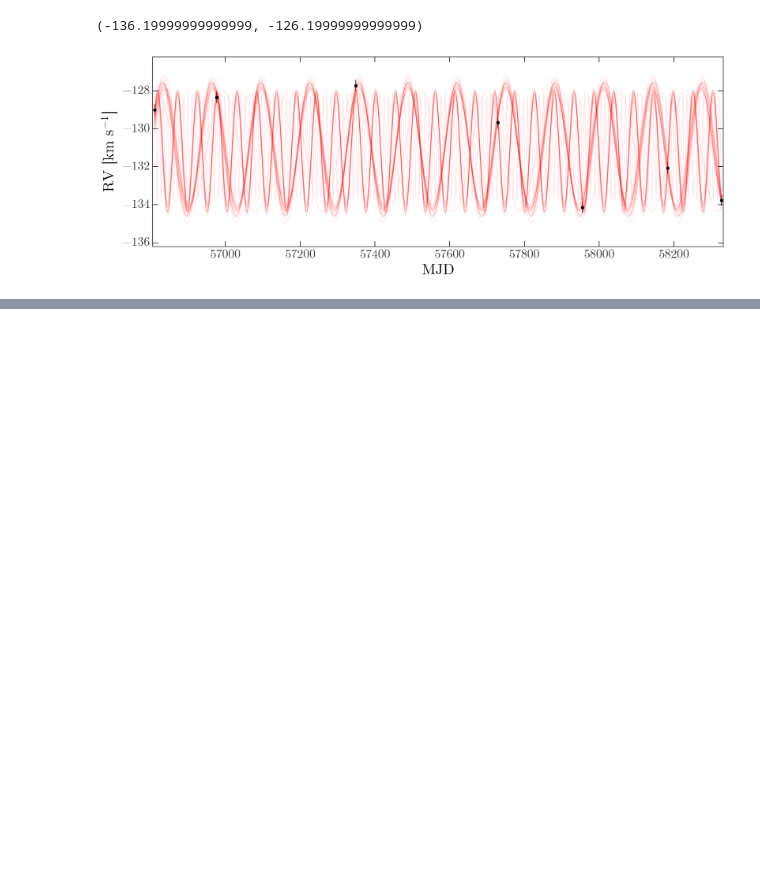
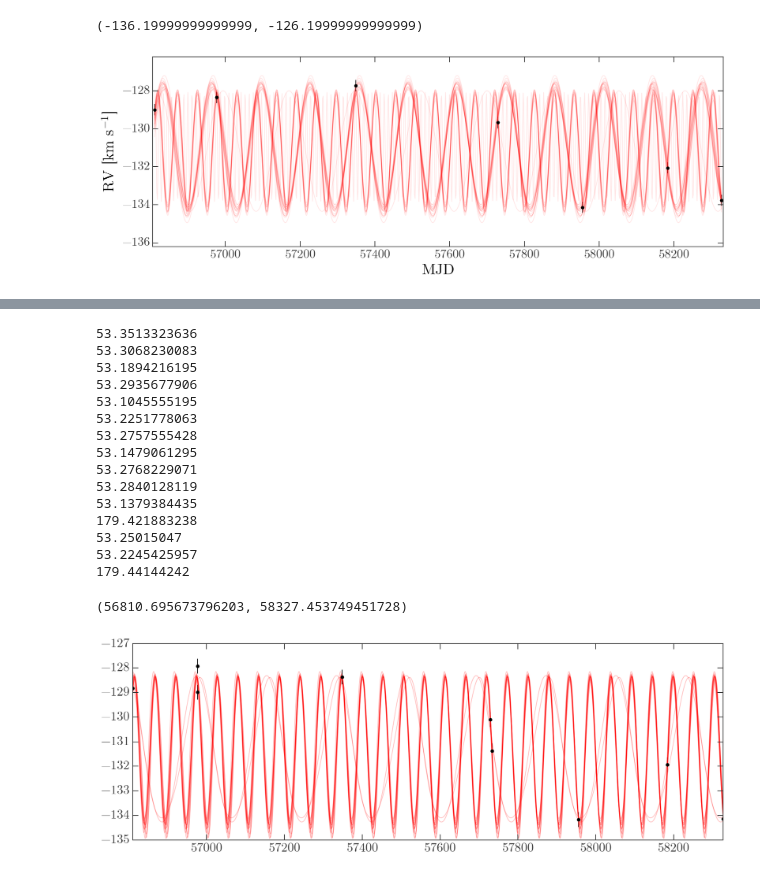
Before and after one commit to adrn/ebak, a Jupyter notebook: notebooks/Sampler hack.ipynb, the cells around one changed output, grey strips where cells are left out. Saved outputs shown, nothing was run; the diff lists cells and outputs as text; code cells hidden in the pictures; blank space fills up the shorter version.

```diff
--- a/notebooks/Sampler hack.ipynb
+++ b/notebooks/Sampler hack.ipynb
@@ -168,0 +230,17 @@ plt.xlim(t.min(), t.max())
+# %%
+def marginal_ln_likelihood(ATA, chi2):
+    sign,logdet = np.linalg.slogdet(ATA)
+    assert np.all(sign == 1.)
+
+    return -0.5*chi2 + 0.5*logdet
+# %%
+Ts = np.zeros((n_samples, 2, 2))
+Vs = np.zeros((n_samples, 2))
+Ss = np.zeros(n_samples)
+
+for i in range(n_samples):
+    Ts[i],Vs[i],Ss[i] = tensor_vector_scalar_kepler(nl_p[i], data)
+# %%
+marg_ll = marginal_ln_likelihood(Ts, Ss)
+# %%
+fucky = np.random.uniform(size=n_samples) < np.exp(marg_ll - np.max(marg_ll))
@@ -168,0 +251,35 @@ plt.xlim(t.min(), t.max())
+# %%
+plt.figure(figsize=(15,5))
+
+# plot the curve for the true model
+_t = np.linspace(t.min(), t.max(), 1024)
+
+for idx in np.where(fucky)[0]:
+    v0,asini = Vs[idx]
+    P, phi0, ecc, omega = nl_p[idx]
+    print(P)
+    t0 = find_t0(phi0, P, EPOCH)
+
+    model_rv = (rv_from_elements(_t, P, asini, ecc, omega, t0, -v0)*u.au/u.day).to(u.km/u.s)
+    plt.plot(_t, model_rv, linestyle='-', marker=None, alpha=0.25, color='r')
+
+plt.errorbar(t, rv, yerr=sigma, marker='o', linestyle='none', color='k')
+plt.xlim(t.min(), t.max())
+# %% [output]
+53.3513323636
+53.3068230083
+53.1894216195
+53.2935677906
+53.1045555195
+53.2251778063
+53.2757555428
+53.1479061295
+53.2768229071
+53.2840128119
+53.1379384435
+179.421883238
+53.25015047
+53.2245425957
+179.44144242
+(56810.695673796203, 58327.453749451728)
+[figure, added]
```
Also changed, not shown: parts of 14 cells of this notebook.
